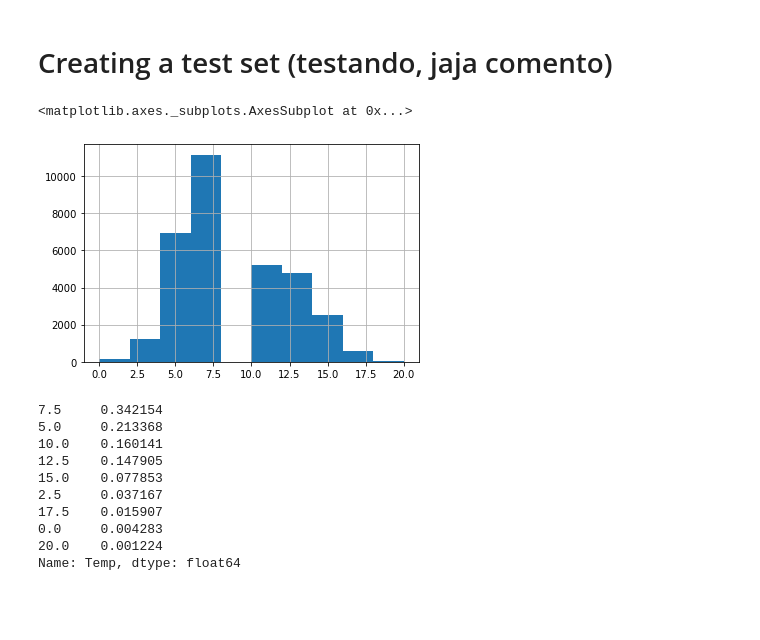
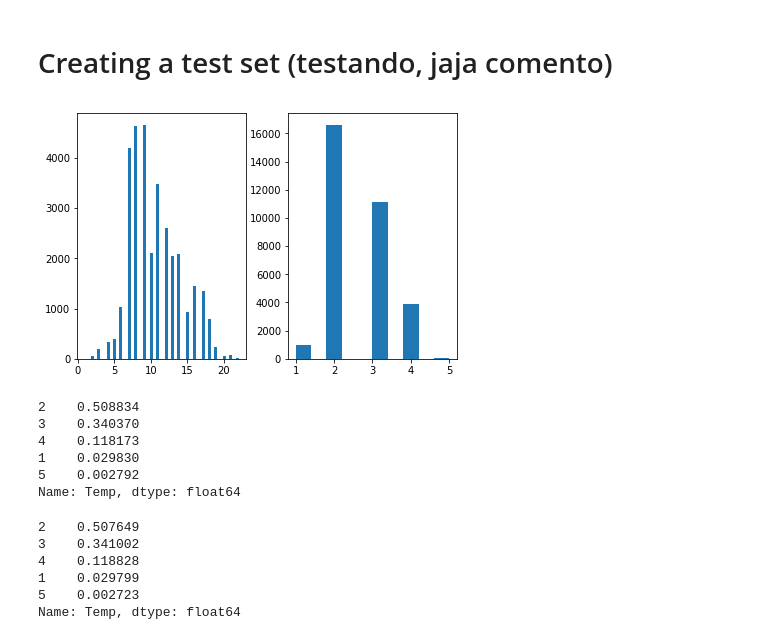
Before and after one commit to caua-veiga/Kaggle_SolarRadiation, a Jupyter notebook: Kaggle_SolarRadiation.ipynb, the cells around one changed output. Saved outputs shown, nothing was run; the diff lists cells and outputs as text; code cells hidden in the pictures; blank space fills up the shorter version.

```diff
--- a/Kaggle_SolarRadiation.ipynb
+++ b/Kaggle_SolarRadiation.ipynb
@@ -170,16 +184,21 @@ plt.show()
 # %% [markdown]
 # Creating a test set    (testando, jaja comento)
 # %%
-
+# As seen in the correlation heatmap the Temperature is a key feature
 
 Data["Temp"] = pd.cut(Data["Temperature"],
-                               bins=[0,2.5,5.,7.5,10.,12.5,15.,17.5,20., np.inf],
-                               labels=[0,2.5,5.,7.5,10.,12.5,15.,17.5,20.])
+                               bins=[0.,5,10,15,20, np.inf],
+                               labels=[1,2,3,4,5])   # Creating strata
-# %%
-Data['Temp'].hist()
-# %% [output]
-<matplotlib.axes._subplots.AxesSubplot at 0x...>
-[figure, removed]
+# %%
+figs, axes = plt.subplots(1,2) # Check if divisions were well chosen
+plt.tight_layout()
+
+axes[0].hist(Data["Temperature"], bins = 50)
+axes[1].hist(Data["Temp"])
+
+plt.show()
+# %% [output]
+[figure, added]
 # %%
 #Using the stratifiedshufflesplit
 from sklearn.model_selection import train_test_split
@@ -191,15 +210,20 @@ for train_index, test_index in split.split(Data, Data['Temp']):
     strat_train_set = Data.loc[train_index]
     strat_test_set = Data.loc[test_index]
 # %%
-strat_test_set["Temp"].value_counts() / len(strat_test_set)
+strat_train_set['Temp'].value_counts() / len(strat_train_set['Temp']) # Check proportions
 # %% [output]
-7.5     0.342154
-5.0     0.213368
-10.0    0.160141
-12.5    0.147905
-15.0    0.077853
-2.5     0.037167
-17.5    0.015907
-0.0     0.004283
-20.0    0.001224
+2    0.508834
+3    0.340370
+4    0.118173
+1    0.029830
+5    0.002792
 Name: Temp, dtype: float64
+# %%
+Data['Temp'].value_counts() / len(Data['Temp']) # Representativity is maintained
+# %% [output]
+2    0.507649
+3    0.341002
+4    0.118828
+1    0.029799
+5    0.002723
+Name: Temp, dtype: float64
```
Also changed, not shown: parts of 44 cells of this notebook.
